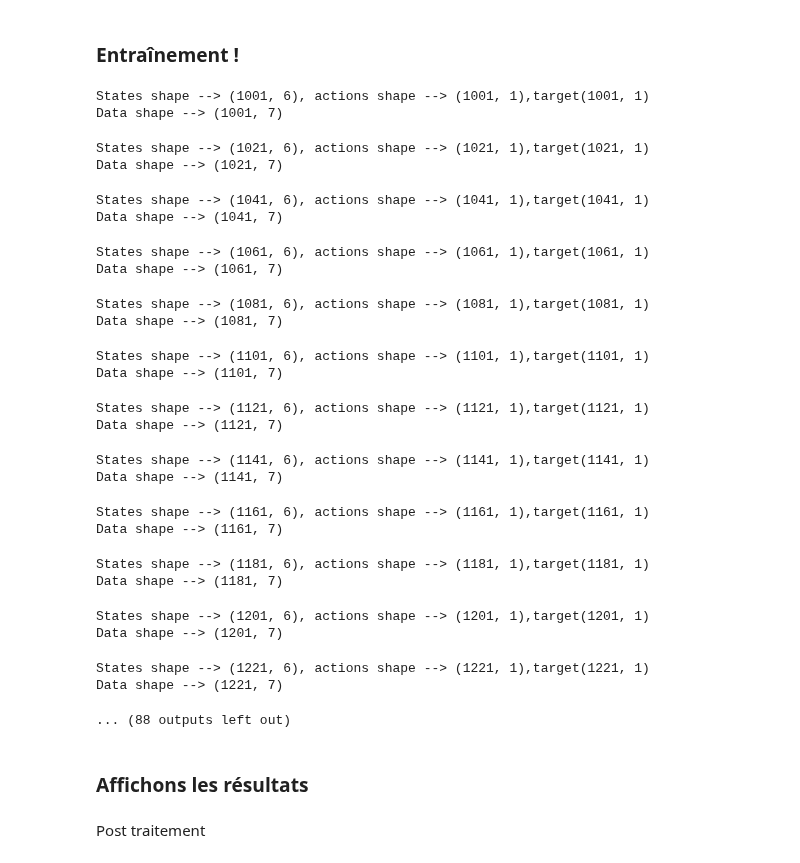
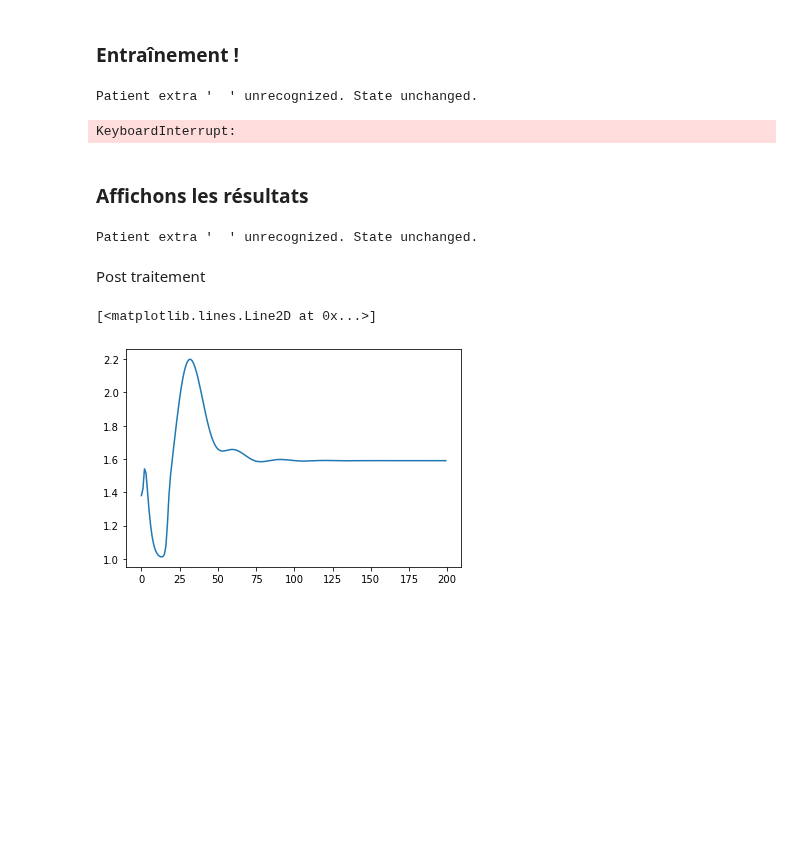
Before and after one commit to SuReLI/hiv_experiment, a Jupyter notebook: Paul/Paul.ipynb, the cells around one changed output. Cells and saved outputs as stored; diff of their text form; code cells hidden in the pictures; blank space fills up the shorter version.

```diff
--- a/Paul/Paul.ipynb
+++ b/Paul/Paul.ipynb
@@ -138,42 +118,20 @@ for j in tqdm(range(10)):
         FQI_buffer.append(s,a,r,s_,d)
         s = s_
 
-        if (step % 20 == 0):
-            #print(step//10)
-            estimator = update(FQI_buffer,estimator=estimator)
+        if (j*step % 500 == 0):
+            com = 0
+            while com < 10:
+                estimator = update(FQI_buffer,estimator=estimator)
 # %% [output]
-States shape --> (1001, 6), actions shape --> (1001, 1),target(1001, 1)
-Data shape --> (1001, 7)
+Patient extra '  ' unrecognized. State unchanged.
-States shape --> (1021, 6), actions shape --> (1021, 1),target(1021, 1)
-Data shape --> (1021, 7)
+KeyboardInterrupt:
-States shape --> (1041, 6), actions shape --> (1041, 1),target(1041, 1)
-Data shape --> (1041, 7)
-States shape --> (1061, 6), actions shape --> (1061, 1),target(1061, 1)
-Data shape --> (1061, 7)
-States shape --> (1081, 6), actions shape --> (1081, 1),target(1081, 1)
-Data shape --> (1081, 7)
-States shape --> (1101, 6), actions shape --> (1101, 1),target(1101, 1)
-Data shape --> (1101, 7)
-States shape --> (1121, 6), actions shape --> (1121, 1),target(1121, 1)
-Data shape --> (1121, 7)
-States shape --> (1141, 6), actions shape --> (1141, 1),target(1141, 1)
-Data shape --> (1141, 7)
-States shape --> (1161, 6), actions shape --> (1161, 1),target(1161, 1)
-Data shape --> (1161, 7)
-States shape --> (1181, 6), actions shape --> (1181, 1),target(1181, 1)
-Data shape --> (1181, 7)
-States shape --> (1201, 6), actions shape --> (1201, 1),target(1201, 1)
-Data shape --> (1201, 7)
-States shape --> (1221, 6), actions shape --> (1221, 1),target(1221, 1)
-Data shape --> (1221, 7)
-... (88 outputs left out)
 # %% [markdown]
 ### Affichons les résultats
 # %%
 
 s = patient.reset(mode="unhealthy")
 T1,T2,T1_,T2_,V,E = np.zeros(200), np.zeros(200), np.zeros(200), np.zeros(200), np.zeros(200), np.zeros(200)
-
+actions = []
 for step in tqdm(range(200)):
     T1[step], T2[step], T1_[step], T2_[step], V[step], E[step] = s
 
@@ -191,12 +149,20 @@ for step in tqdm(range(200)):
 
                 #print(greedy)
         action = greedy[np.argmax(greedy[:,0]),0]
+        actions += action
 
 
 
     s_, r, d, _ = patient.step(int(action))
     FQI_buffer.append(s,a,r,s_,d)
     s = s_
+# %% [output]
+Patient extra '  ' unrecognized. State unchanged.
 # %% [markdown]
 Post traitement
+# %%
+plt.plot(np.log10(E))
+# %% [output]
+[<matplotlib.lines.Line2D at 0x...>]
+[figure, added]
 # %%
```
Also changed, not shown: parts of 9 cells of this notebook.
